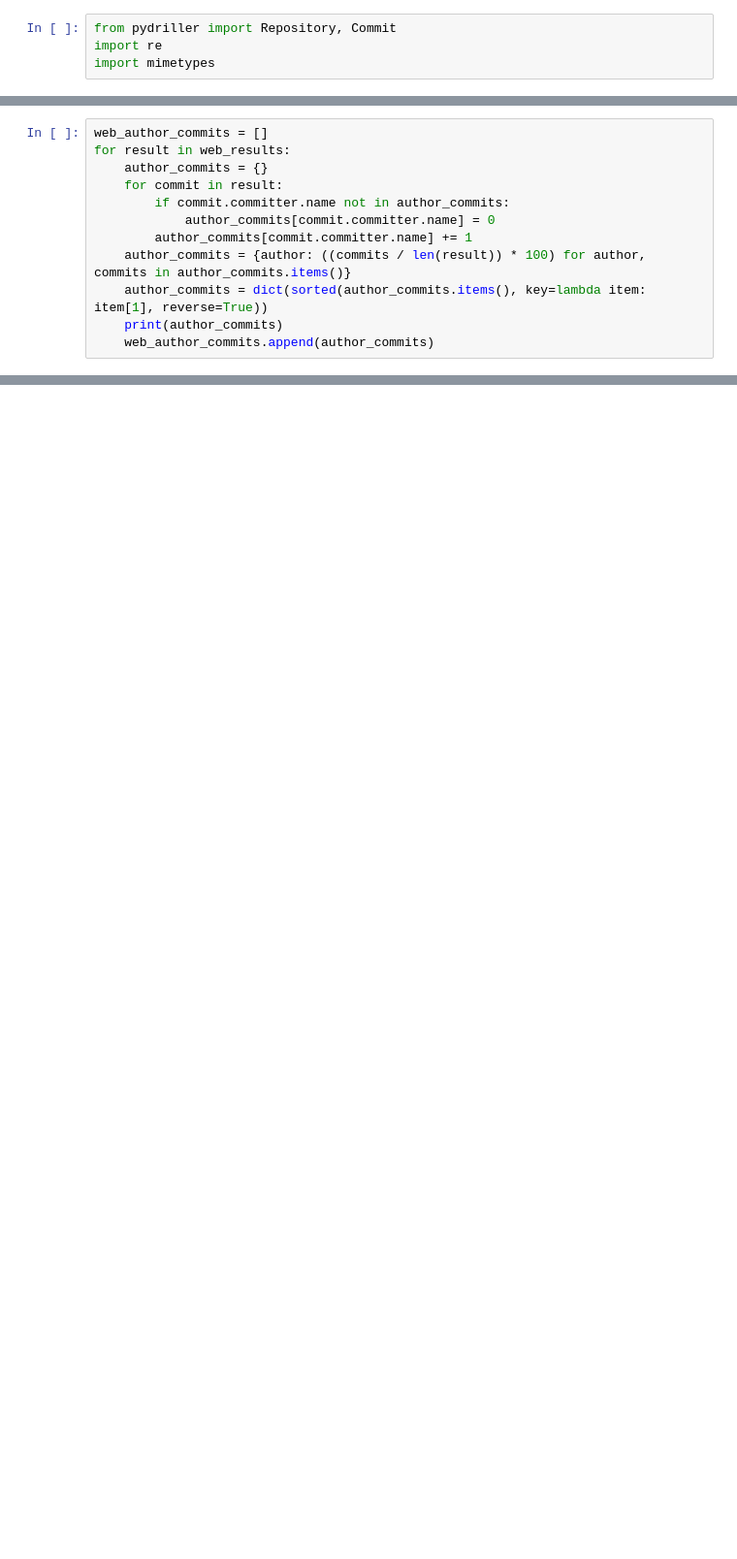
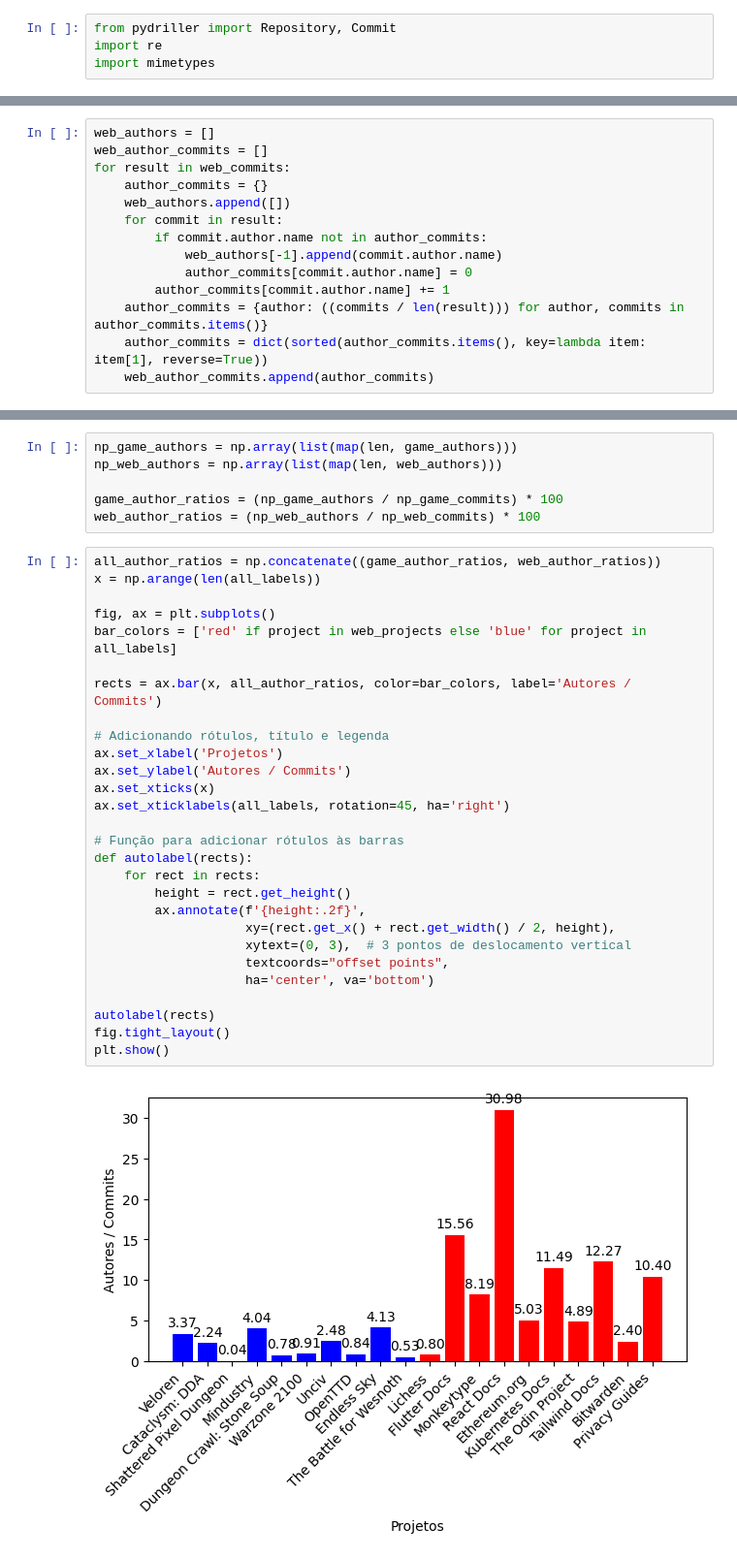
Before and after one commit to gustavo-ferreira03/minerador-repo-gc, a Jupyter notebook: repo_mining.ipynb, the cells around one changed output, grey strips where cells are left out. Shown: that part at 97% size. Cells and saved outputs as stored; diff of their text form; blank space fills up the shorter version.

```diff
--- a/repo_mining.ipynb
+++ b/repo_mining.ipynb
@@ -81,14 +158,16 @@ for result in game_results:
     author_commits = dict(sorted(author_commits.items(), key=lambda item: item[1], reverse=True))
     game_author_commits.append(author_commits)
 # %%
+web_authors = []
 web_author_commits = []
-for result in web_results:
+for result in web_commits:
     author_commits = {}
+    web_authors.append([])
     for commit in result:
-        if commit.committer.name not in author_commits:
-            author_commits[commit.committer.name] = 0
-        author_commits[commit.committer.name] += 1
-    author_commits = {author: ((commits / len(result)) * 100) for author, commits in author_commits.items()}
+        if commit.author.name not in author_commits:
+            web_authors[-1].append(commit.author.name)
+            author_commits[commit.author.name] = 0
+        author_commits[commit.author.name] += 1
+    author_commits = {author: ((commits / len(result))) for author, commits in author_commits.items()}
     author_commits = dict(sorted(author_commits.items(), key=lambda item: item[1], reverse=True))
-    print(author_commits)
     web_author_commits.append(author_commits)
@@ -106 +174,37 @@ for result in web_results:
+# %%
+np_game_authors = np.array(list(map(len, game_authors)))
+np_web_authors = np.array(list(map(len, web_authors)))
+
+game_author_ratios = (np_game_authors / np_game_commits) * 100
+web_author_ratios = (np_web_authors / np_web_commits) * 100
+# %%
+all_author_ratios = np.concatenate((game_author_ratios, web_author_ratios))
+x = np.arange(len(all_labels))
+
+fig, ax = plt.subplots()
+bar_colors = ['red' if project in web_projects else 'blue' for project in all_labels]
+
+rects = ax.bar(x, all_author_ratios, color=bar_colors, label='Autores / Commits')
+
+# Adicionando rótulos, título e legenda
+ax.set_xlabel('Projetos')
+ax.set_ylabel('Autores / Commits')
+ax.set_xticks(x)
+ax.set_xticklabels(all_labels, rotation=45, ha='right')
+
+# Função para adicionar rótulos às barras
+def autolabel(rects):
+    for rect in rects:
+        height = rect.get_height()
+        ax.annotate(f'{height:.2f}',
+                    xy=(rect.get_x() + rect.get_width() / 2, height),
+                    xytext=(0, 3),  # 3 pontos de deslocamento vertical
+                    textcoords="offset points",
+                    ha='center', va='bottom')
+
+autolabel(rects)
+fig.tight_layout()
+plt.show()
+# %% [output]
+[figure, added]
 # %%
```
Also changed, not shown: parts of 19 cells of this notebook, 1 other file.
